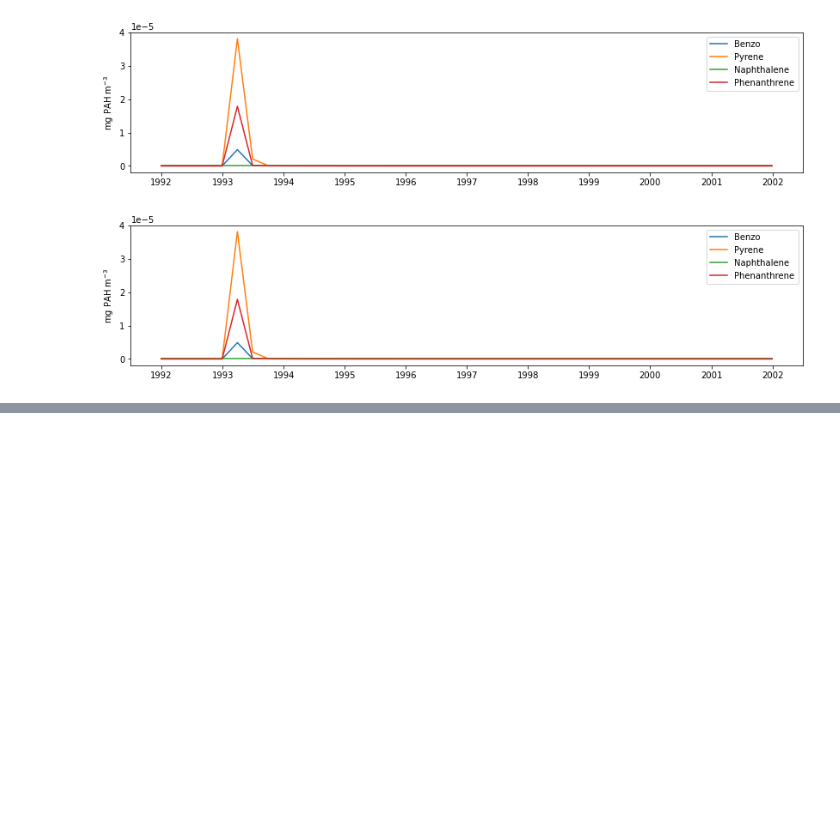
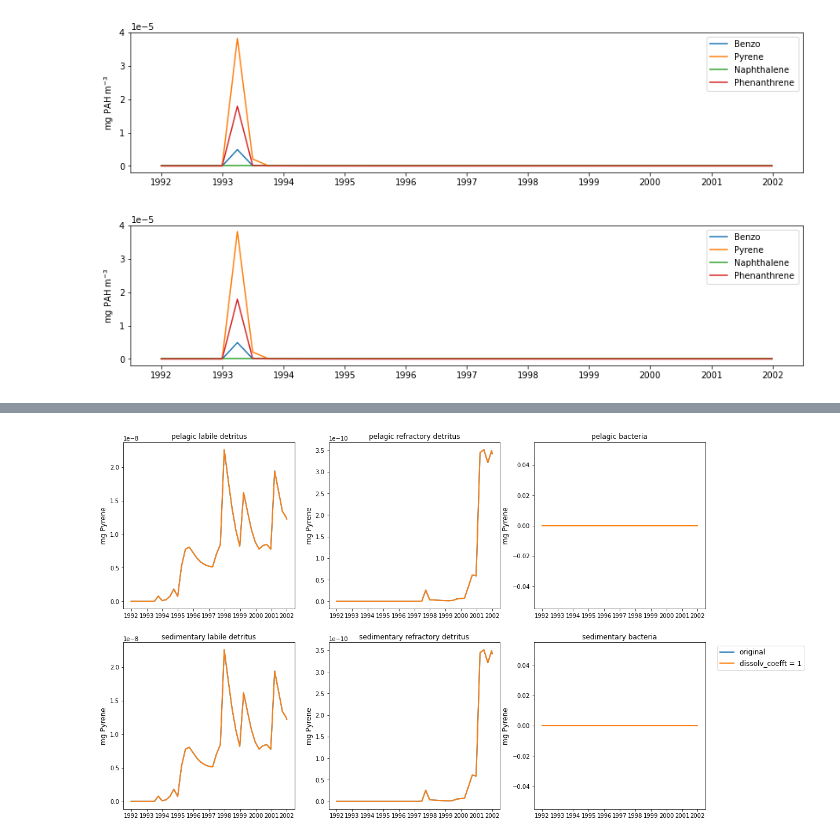
Before and after one commit to SS-Atlantis/analysis-raisha, a Jupyter notebook: notebooks/SSAM-output-biopools.ipynb, the cells around one changed output, grey strips where cells are left out. Cells and saved outputs as stored; diff of their text form; code cells hidden in the pictures; blank space fills up the shorter version.

```diff
--- a/notebooks/SSAM-output-biopools.ipynb
+++ b/notebooks/SSAM-output-biopools.ipynb
@@ -178,0 +179,4 @@ tissue_concentration(groups.pelagic_invertebrates, "Pyrene", scenarios)
+# %%
+tissue_concentration(groups.bacteria, "Pyrene", scenarios)
+# %% [output]
+[figure, added]
```
Also changed, not shown: parts of 5 cells of this notebook.
